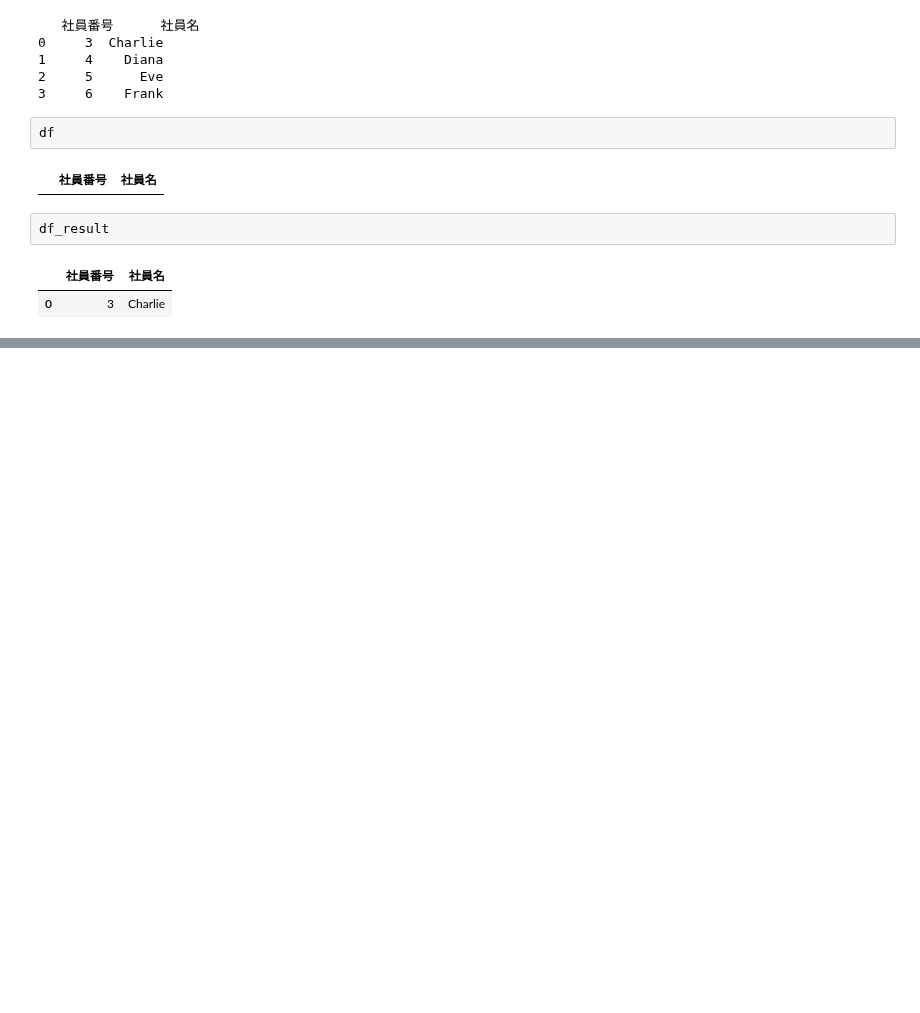
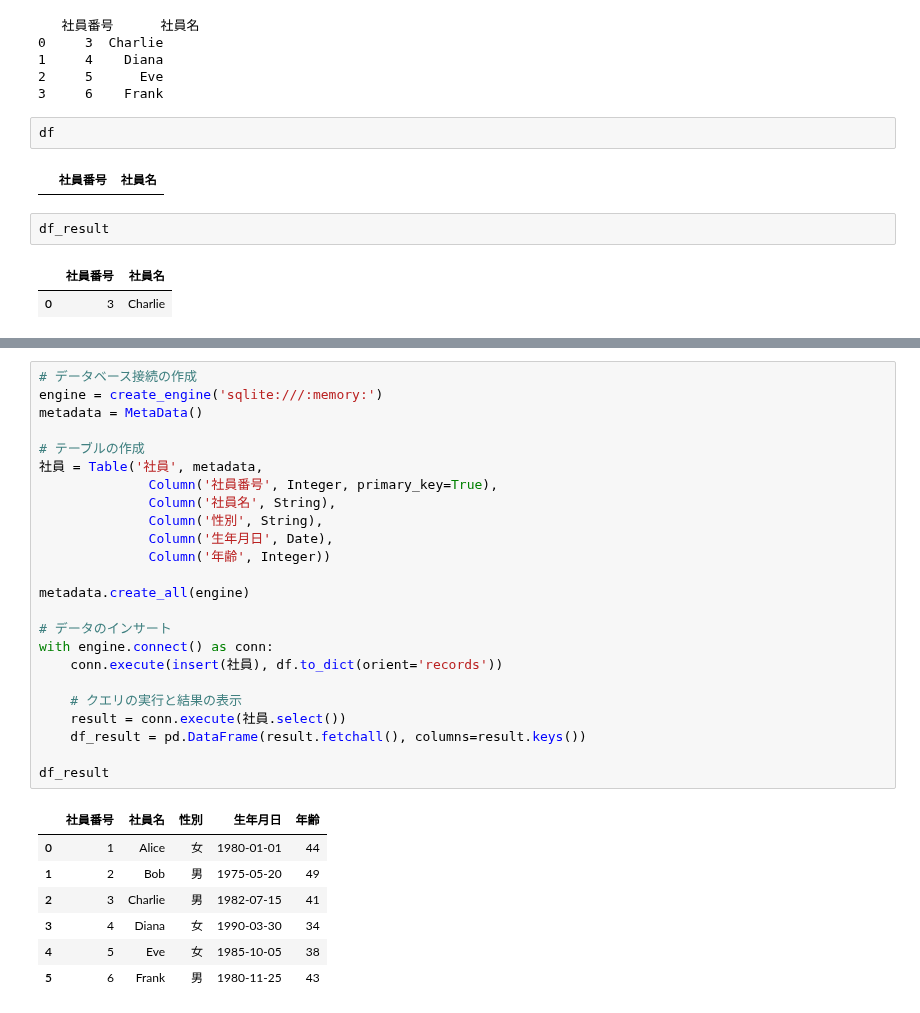
Before and after one commit to phonon-py/DatabaseSpecialistStudy, a Jupyter notebook: main_v2.ipynb, the cells around one changed output, grey strips where cells are left out. Drawn from its saved outputs; the diff is of its cells as text; blank space fills up the shorter version.

```diff
--- a/main_v2.ipynb
+++ b/main_v2.ipynb
@@ -1430,0 +1552,32 @@ df_result
+# %%
+# データベース接続の作成
+engine = create_engine('sqlite:///:memory:')
+metadata = MetaData()
+
+# テーブルの作成
+社員 = Table('社員', metadata,
+              Column('社員番号', Integer, primary_key=True),
+              Column('社員名', String),
+              Column('性別', String),
+              Column('生年月日', Date),
+              Column('年齢', Integer))
+
+metadata.create_all(engine)
+
+# データのインサート
+with engine.connect() as conn:
+    conn.execute(insert(社員), df.to_dict(orient='records'))
+
+    # クエリの実行と結果の表示
+    result = conn.execute(社員.select())
+    df_result = pd.DataFrame(result.fetchall(), columns=result.keys())
+
+df_result
+# %% [output]
+|  | 社員番号 | 社員名 | 性別 | 生年月日 | 年齢 |
+| 0 | 1 | Alice | 女 | 1980-01-01 | 44 |
+| 1 | 2 | Bob | 男 | 1975-05-20 | 49 |
+| 2 | 3 | Charlie | 男 | 1982-07-15 | 41 |
+| 3 | 4 | Diana | 女 | 1990-03-30 | 34 |
+| 4 | 5 | Eve | 女 | 1985-10-05 | 38 |
+| 5 | 6 | Frank | 男 | 1980-11-25 | 43 |
```
Also changed, not shown: parts of 6 cells of this notebook.
